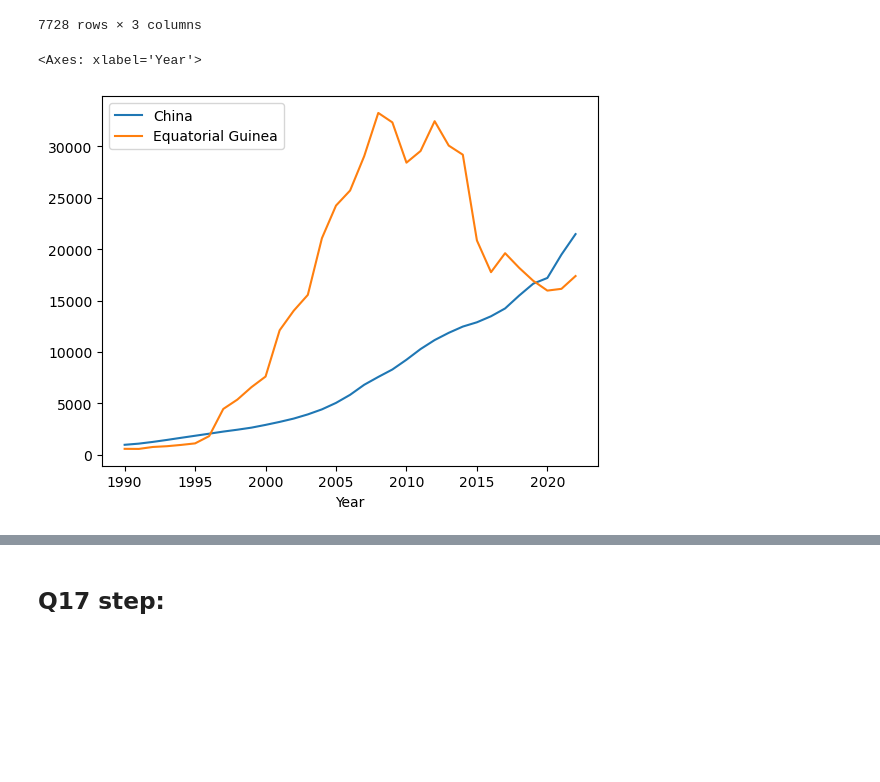
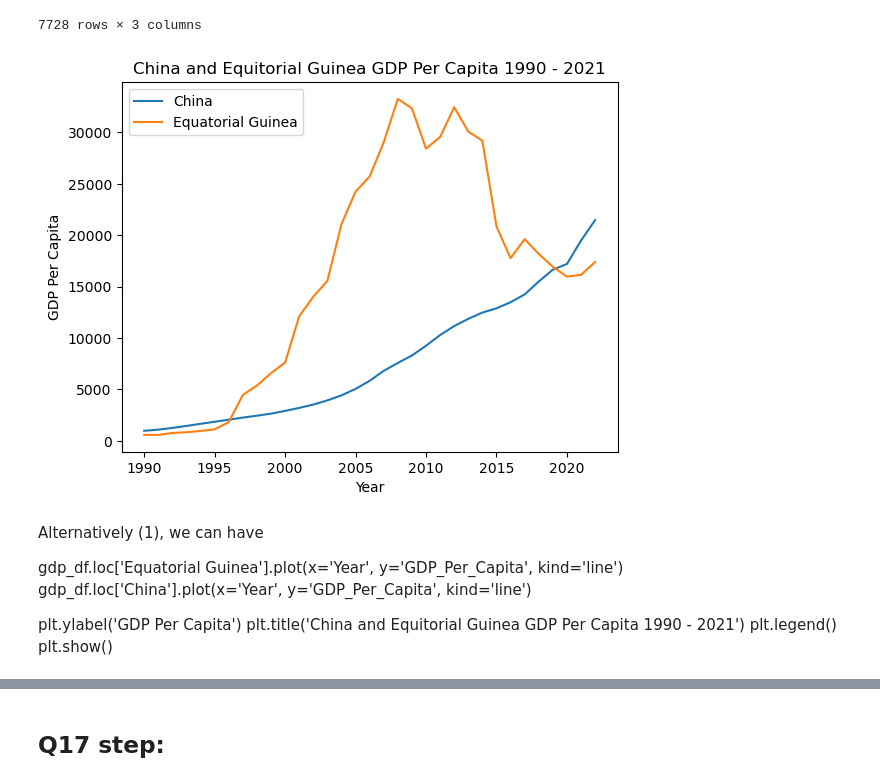
Before and after one commit to nss-data-science-cohort-8/un-exploration-MultidisciplinaryDeepDives, a Jupyter notebook: notebooks/UN_Data_Exploration.ipynb, the cells around one changed output, grey strips where cells are left out. Drawn from its saved outputs; the diff is of its cells as text; code cells hidden in the pictures; blank space fills up the shorter version.

Commit message:
added alternative ways to code things

```diff
--- a/notebooks/UN_Data_Exploration.ipynb
+++ b/notebooks/UN_Data_Exploration.ipynb
@@ -520,9 +564,23 @@ gdp_df
 # %%
 
 ##                                  ==
 axis = gdp_df.loc[gdp_df['Country'].isin(['China'])].plot(kind='line', x='Year', y='GDP_Per_Capita', label = 'China')
 ##                            ==
 gdp_df.loc[gdp_df['Country'].isin(['Equatorial Guinea'])].plot(kind='line', x='Year', y='GDP_Per_Capita', ax = axis, label = 'Equatorial Guinea')
+
+plt.ylabel('GDP Per Capita')
+plt.title('China and Equitorial Guinea GDP Per Capita 1990 - 2021')
+plt.legend()
+plt.show()
 # %% [output]
-<Axes: xlabel='Year'>
-[figure, old version]
+[figure, new version]
+# %% [markdown]
+Alternatively (1), we can have
+
+gdp_df.loc['Equatorial Guinea'].plot(x='Year', y='GDP_Per_Capita', kind='line')
+gdp_df.loc['China'].plot(x='Year', y='GDP_Per_Capita', kind='line')
+
+plt.ylabel('GDP Per Capita')
+plt.title('China and Equitorial Guinea GDP Per Capita 1990 - 2021')
+plt.legend()
+plt.show()
```
Also changed, not shown: parts of 19 cells of this notebook.
